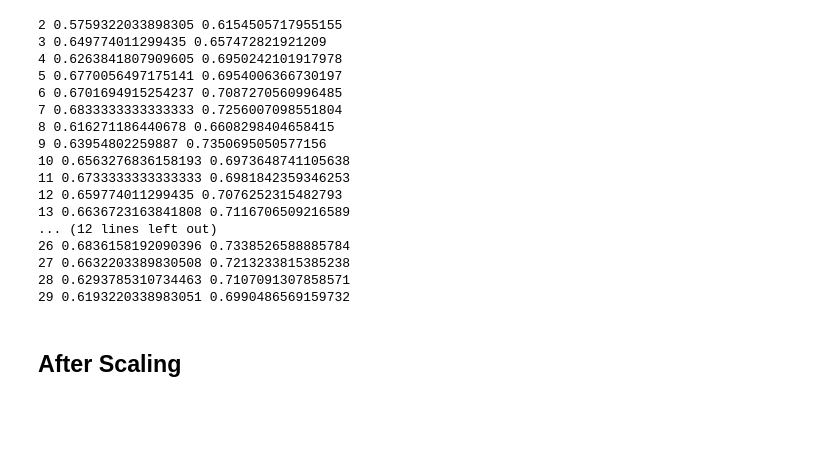
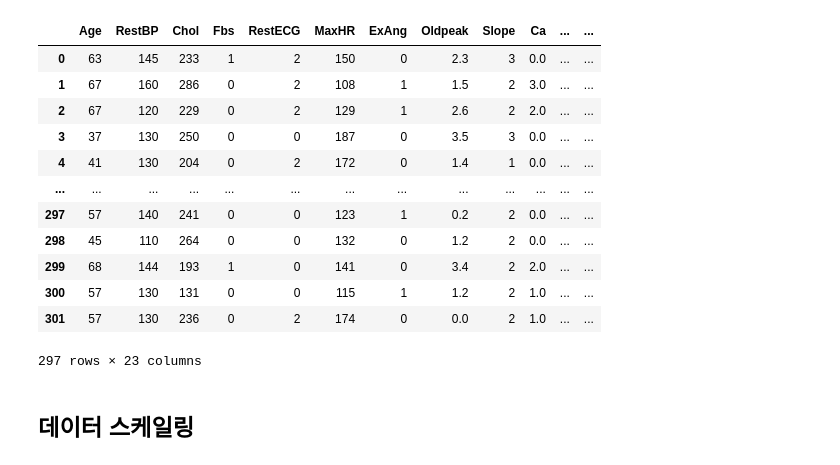
Before and after one commit to ralbu85/DataScience_2022S, a Jupyter notebook: 08_3_KNNClassifier.ipynb, the cells around one changed output. Drawn from its saved outputs; the diff is of its cells as text; code cells hidden in the pictures; blank space fills up the shorter version.

```diff
--- a/08_3_KNNClassifier.ipynb
+++ b/08_3_KNNClassifier.ipynb
@@ -4,38 +21,27 @@ df = pd.read_csv('https://raw.githubusercontent.com/ralbu85/DataScience_2022S/ma
 # %%
 df = df.dropna()
 df=pd.get_dummies(df,columns=['Sex','AHD','ChestPain','Thal','AHD'])
+# %%
+df
+# %% [output]
+|  | Age | RestBP | Chol | Fbs | RestECG | MaxHR | ExAng | Oldpeak | Slope | Ca | ... | ... |
+| 0 | 63 | 145 | 233 | 1 | 2 | 150 | 0 | 2.3 | 3 | 0.0 | ... | ... |
+| 1 | 67 | 160 | 286 | 0 | 2 | 108 | 1 | 1.5 | 2 | 3.0 | ... | ... |
+| 2 | 67 | 120 | 229 | 0 | 2 | 129 | 1 | 2.6 | 2 | 2.0 | ... | ... |
+| 3 | 37 | 130 | 250 | 0 | 0 | 187 | 0 | 3.5 | 3 | 0.0 | ... | ... |
+| 4 | 41 | 130 | 204 | 0 | 2 | 172 | 0 | 1.4 | 1 | 0.0 | ... | ... |
+| ... | ... | ... | ... | ... | ... | ... | ... | ... | ... | ... | ... | ... |
+| 297 | 57 | 140 | 241 | 0 | 0 | 123 | 1 | 0.2 | 2 | 0.0 | ... | ... |
+| 298 | 45 | 110 | 264 | 0 | 0 | 132 | 0 | 1.2 | 2 | 0.0 | ... | ... |
+| 299 | 68 | 144 | 193 | 1 | 0 | 141 | 0 | 3.4 | 2 | 2.0 | ... | ... |
+| 300 | 57 | 130 | 131 | 0 | 0 | 115 | 1 | 1.2 | 2 | 1.0 | ... | ... |
+| 301 | 57 | 130 | 236 | 0 | 2 | 174 | 0 | 0.0 | 2 | 1.0 | ... | ... |
+297 rows × 23 columns
 # %%
 y=df['AHD_Yes']
 X=df.drop(columns=['AHD_No','AHD_Yes'])
-# %%
-from sklearn.model_selection import KFold, cross_validate
-from sklearn.neighbors import KNeighborsClassifier
-kfold=KFold(n_splits=5, shuffle=True)
-for i in range(2,30):
-    knn = KNeighborsClassifier(n_neighbors=i)
-    knn.fit(X,y)
-    result=cross_validate(X=X,y=y,cv=kfold,scoring=['accuracy','roc_auc'],estimator=knn)
-    print(i, result['test_accuracy'].mean(), result['test_roc_auc'].mean())
-# %% [output]
-2 0.5759322033898305 0.6154505717955155
-3 0.649774011299435 0.657472821921209
-4 0.6263841807909605 0.6950242101917978
-5 0.6770056497175141 0.6954006366730197
-6 0.6701694915254237 0.7087270560996485
-7 0.6833333333333333 0.7256007098551804
-8 0.616271186440678 0.6608298404658415
-9 0.63954802259887 0.7350695050577156
-10 0.6563276836158193 0.6973648741105638
-11 0.6733333333333333 0.6981842359346253
-12 0.659774011299435 0.7076252315482793
-13 0.6636723163841808 0.7116706509216589
-... (12 lines left out)
-26 0.6836158192090396 0.7338526588885784
-27 0.6632203389830508 0.7213233815385238
-28 0.6293785310734463 0.7107091307858571
-29 0.6193220338983051 0.6990486569159732
 # %% [markdown]
-## After Scaling
+## 데이터 스케일링
 # %%
 X_norm=(X-X.mean())/X.std()
 X_norm
```
Also changed, not shown: parts of 9 cells of this notebook, 4 other files.
